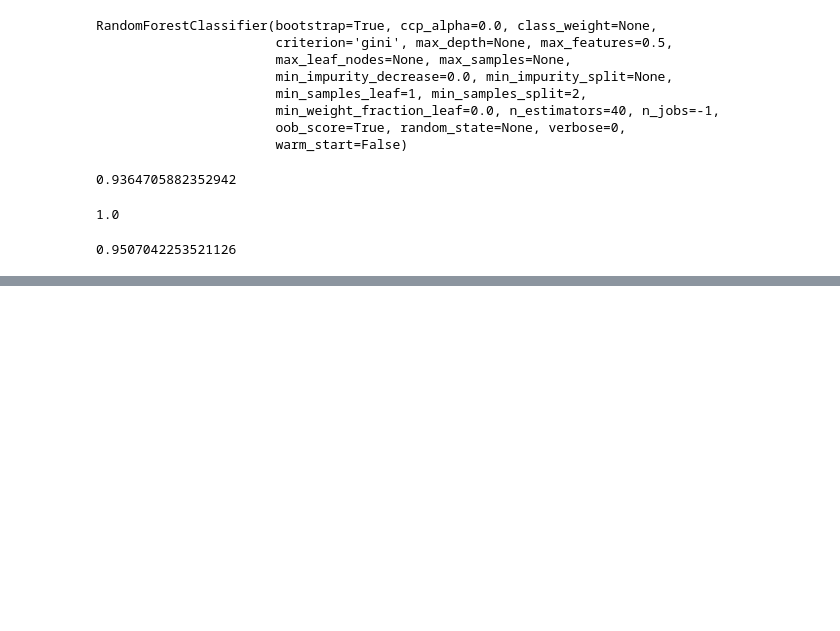
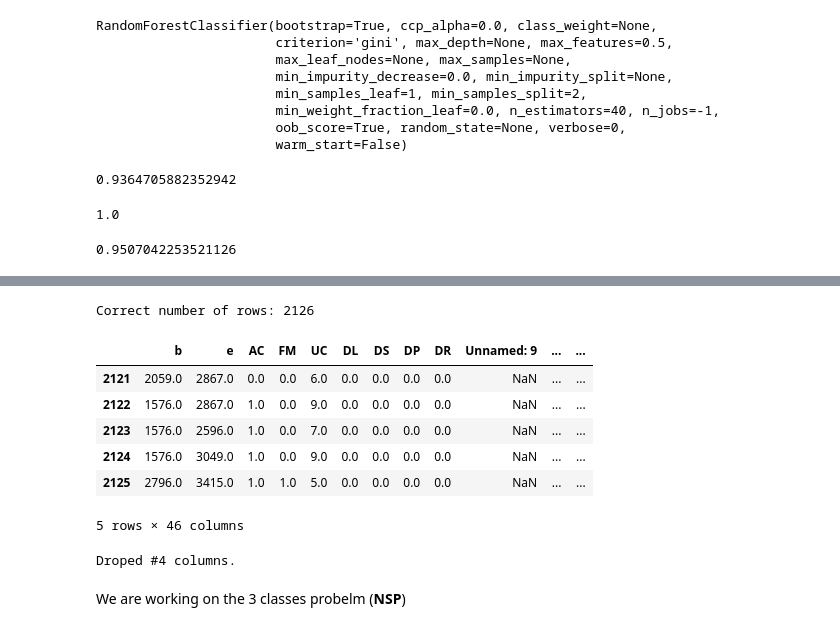
Before and after one commit to moaaztaha/Machine-Learning-Assignment, a Jupyter notebook: CTG Classification.ipynb, the cells around one changed output, grey strips where cells are left out. Saved outputs shown, nothing was run; the diff lists cells and outputs as text; code cells hidden in the pictures; blank space fills up the shorter version.

```diff
--- a/CTG Classification.ipynb
+++ b/CTG Classification.ipynb
@@ -224,0 +274,29 @@ rf.score(x_valid, y_valid)
+# %%
+# drop the last 3 rows
+df = df.iloc[:-3, :]
+if df.shape[0] == 2126:
+    print(f'Correct number of rows: {df.shape[0]}')
+df.tail()
+# %% [output]
+Correct number of rows: 2126
+|  | b | e | AC | FM | UC | DL | DS | DP | DR | Unnamed: 9 | ... | ... |
+| 2121 | 2059.0 | 2867.0 | 0.0 | 0.0 | 6.0 | 0.0 | 0.0 | 0.0 | 0.0 | NaN | ... | ... |
+| 2122 | 1576.0 | 2867.0 | 1.0 | 0.0 | 9.0 | 0.0 | 0.0 | 0.0 | 0.0 | NaN | ... | ... |
+| 2123 | 1576.0 | 2596.0 | 1.0 | 0.0 | 7.0 | 0.0 | 0.0 | 0.0 | 0.0 | NaN | ... | ... |
+| 2124 | 1576.0 | 3049.0 | 1.0 | 0.0 | 9.0 | 0.0 | 0.0 | 0.0 | 0.0 | NaN | ... | ... |
+| 2125 | 2796.0 | 3415.0 | 1.0 | 1.0 | 5.0 | 0.0 | 0.0 | 0.0 | 0.0 | NaN | ... | ... |
+5 rows × 46 columns
+# %%
+# Removing unnamed columns (Empty columns from the excel sheet)
+unnamed_cols = [x for x in df.columns if 'Unnamed' in x]
+
+# check if the columns are really empty
+for col in unnamed_cols:
+    assert df[col].sum() == 0, f'Column:{col} is not empty!!'
+
+# drop unnamed columns
+df.drop(unnamed_cols, axis=1, inplace=True)
+
+print(f"Droped #{len(unnamed_cols)} columns.")
+# %% [output]
+Droped #4 columns.
@@ -224,0 +308,2 @@ rf.score(x_valid, y_valid)
+# %% [markdown]
+We are working on the 3 classes probelm (**NSP**)
```
Also changed, not shown: parts of 22 cells of this notebook, 1 other file.
